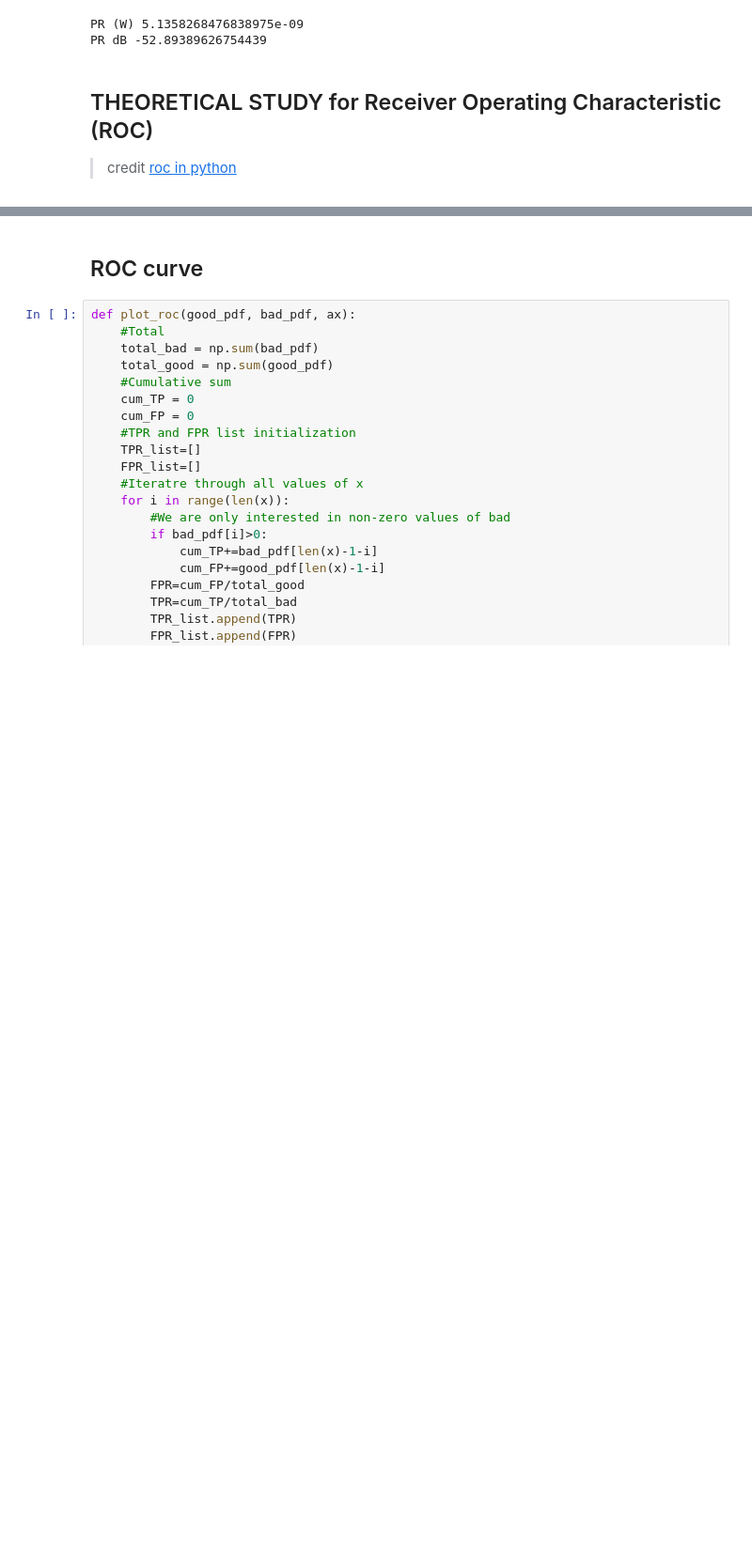
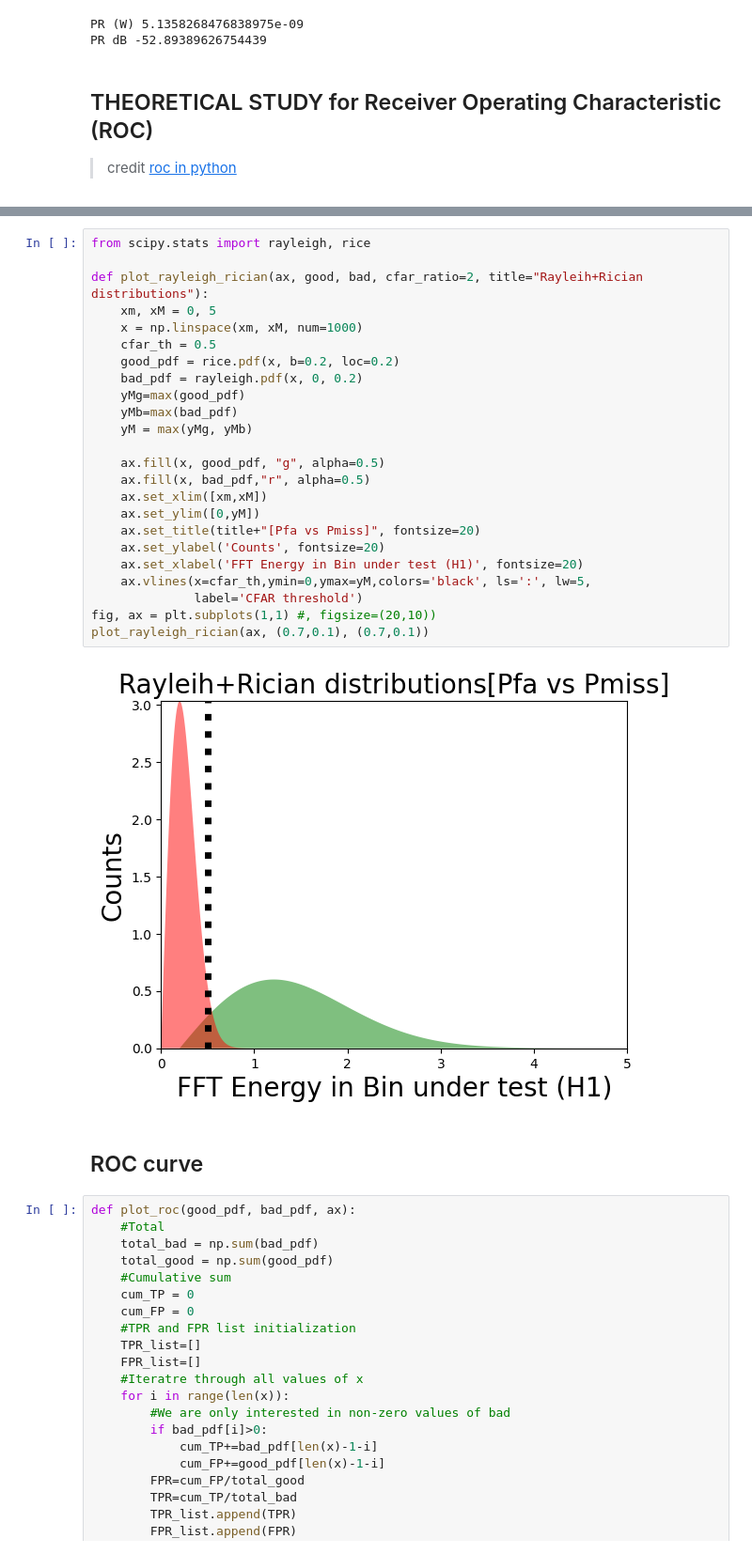
Before and after one commit to matt-chv/mmWrt, a Jupyter notebook: docs/FMCW-Radar 201-CFAR_Pd.ipynb, the cells around one changed output, grey strips where cells are left out. Shown: that part at 94% size. Drawn from its saved outputs; the diff is of its cells as text; blank space fills up the shorter version.

```diff
--- a/docs/FMCW-Radar 201-CFAR_Pd.ipynb
+++ b/docs/FMCW-Radar 201-CFAR_Pd.ipynb
@@ -155,3 +165,29 @@ high noise -> high Pmiss xe miss 0.545
+# %%
+from scipy.stats import rayleigh, rice
+
+def plot_rayleigh_rician(ax, good, bad, cfar_ratio=2, title="Rayleih+Rician distributions"):
+    xm, xM = 0, 5
+    x = np.linspace(xm, xM, num=1000)
+    cfar_th = 0.5
+    good_pdf = rice.pdf(x, b=0.2, loc=0.2)
+    bad_pdf = rayleigh.pdf(x, 0, 0.2)
+    yMg=max(good_pdf)
+    yMb=max(bad_pdf)
+    yM = max(yMg, yMb)
+
+    ax.fill(x, good_pdf, "g", alpha=0.5)
+    ax.fill(x, bad_pdf,"r", alpha=0.5)
+    ax.set_xlim([xm,xM])
+    ax.set_ylim([0,yM])
+    ax.set_title(title+"[Pfa vs Pmiss]", fontsize=20)
+    ax.set_ylabel('Counts', fontsize=20)
+    ax.set_xlabel('FFT Energy in Bin under test (H1)', fontsize=20)
+    ax.vlines(x=cfar_th,ymin=0,ymax=yM,colors='black', ls=':', lw=5,
+              label='CFAR threshold')
+fig, ax = plt.subplots(1,1) #, figsize=(20,10))
+plot_rayleigh_rician(ax, (0.7,0.1), (0.7,0.1))
+# %% [output]
+[figure, added]
 # %% [markdown]
 ## ROC curve
 # %%
```
Also changed, not shown: parts of 4 cells of this notebook.
